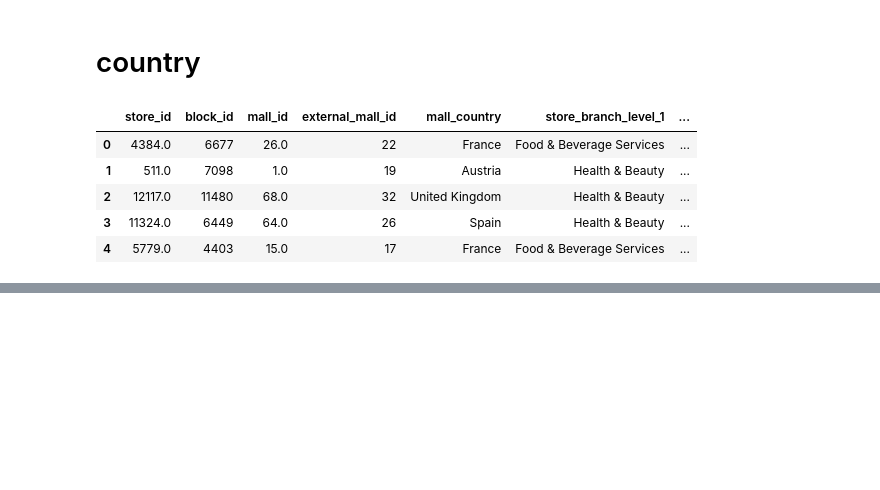
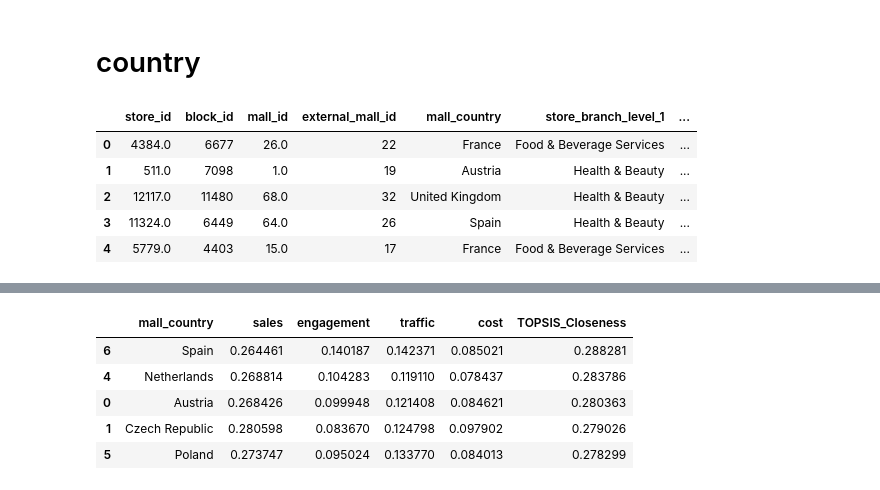
Before and after one commit to JokyHub/Data-Challenge-URW-HEC, a Jupyter notebook: notebooks/performance_analysis.ipynb, the cells around one changed output, grey strips where cells are left out. Saved outputs shown, nothing was run; the diff lists cells and outputs as text; code cells hidden in the pictures; blank space fills up the shorter version.

```diff
--- a/notebooks/performance_analysis.ipynb
+++ b/notebooks/performance_analysis.ipynb
@@ -151,0 +212,9 @@ c_results.to_excel('top_branch_store_countries.xlsx', index=False)
+# %%
+ranking[['mall_country']+critiera].groupby('mall_country', as_index=False).mean().sort_values(by='TOPSIS_Closeness', ascending=False).head(5)
+# %% [output]
+|  | mall_country | sales | engagement | traffic | cost | TOPSIS_Closeness |
+| 6 | Spain | 0.264461 | 0.140187 | 0.142371 | 0.085021 | 0.288281 |
+| 4 | Netherlands | 0.268814 | 0.104283 | 0.119110 | 0.078437 | 0.283786 |
+| 0 | Austria | 0.268426 | 0.099948 | 0.121408 | 0.084621 | 0.280363 |
+| 1 | Czech Republic | 0.280598 | 0.083670 | 0.124798 | 0.097902 | 0.279026 |
+| 5 | Poland | 0.273747 | 0.095024 | 0.133770 | 0.084013 | 0.278299 |
```
Also changed, not shown: parts of 17 cells of this notebook, 1 other file.
